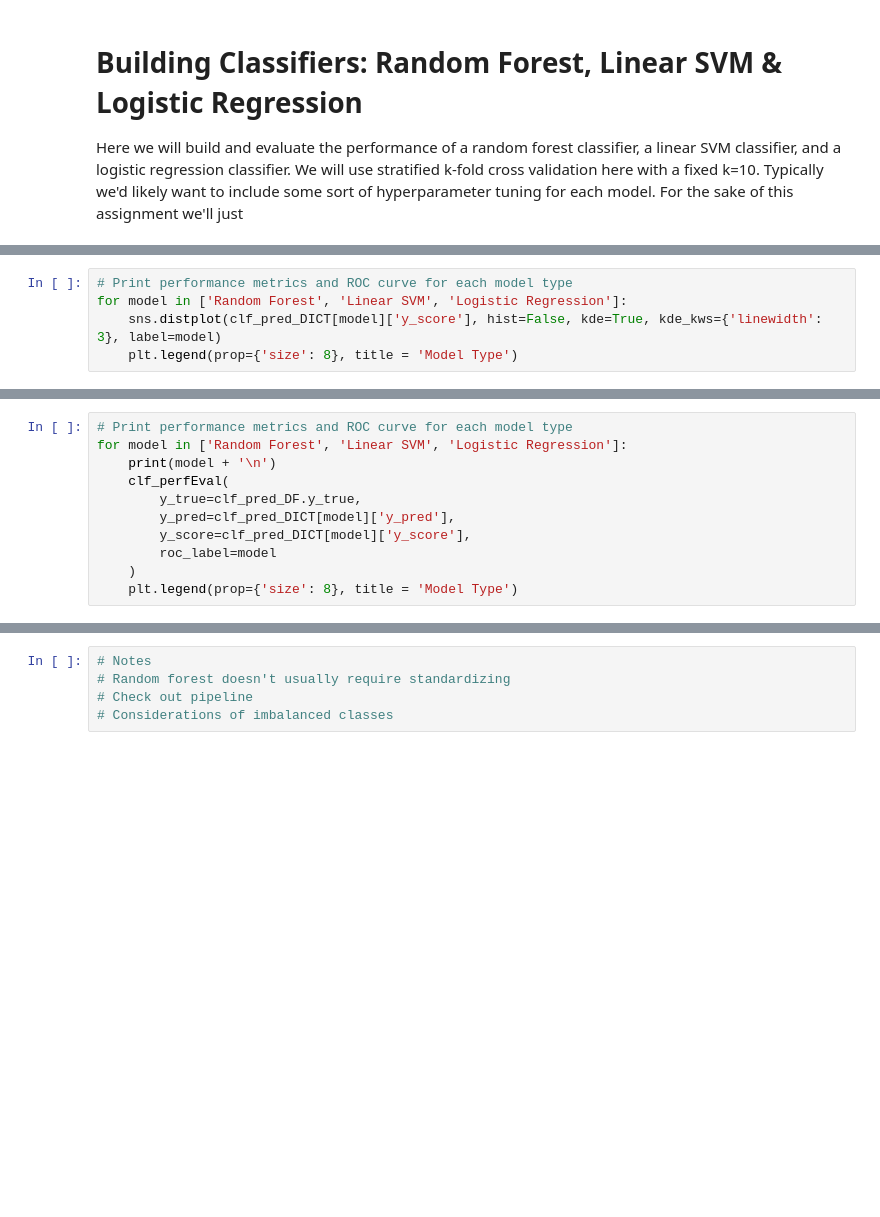
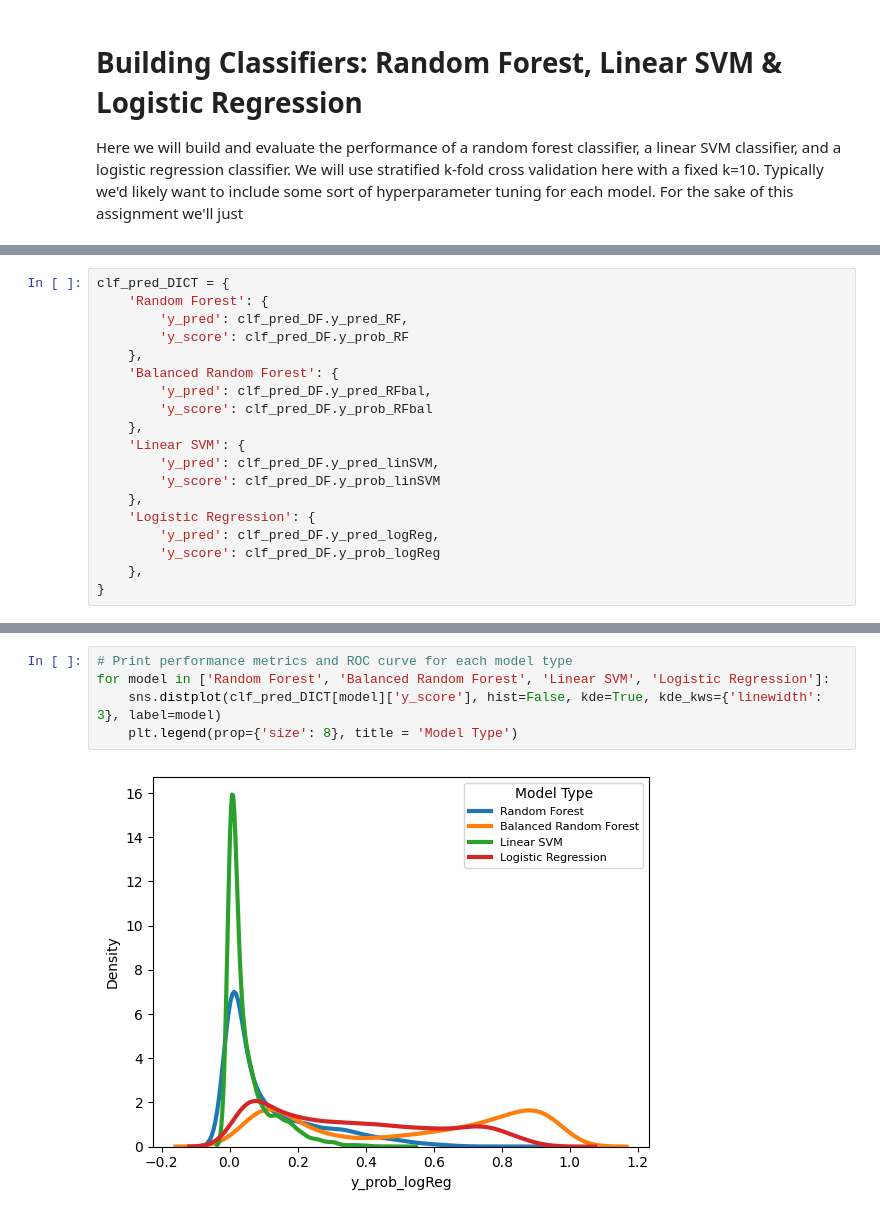
Before and after one commit to BrentonGraham/biomedical-ml-anschutz, a Jupyter notebook: 4. Classification & Model Selection/Classification&ModelSelection.ipynb, the cells around one changed output, grey strips where cells are left out. Saved outputs shown, nothing was run; the diff lists cells and outputs as text; blank space fills up the shorter version.

```diff
--- a/4. Classification & Model Selection/Classification&ModelSelection.ipynb
+++ b/4. Classification & Model Selection/Classification&ModelSelection.ipynb
@@ -484,3 +617,22 @@ clf_pred_DICT = {
+# %%
+clf_pred_DICT = {
+    'Random Forest': {
+        'y_pred': clf_pred_DF.y_pred_RF,
+        'y_score': clf_pred_DF.y_prob_RF
+    },
+    'Balanced Random Forest': {
+        'y_pred': clf_pred_DF.y_pred_RFbal,
+        'y_score': clf_pred_DF.y_prob_RFbal
+    },
+    'Linear SVM': {
+        'y_pred': clf_pred_DF.y_pred_linSVM,
+        'y_score': clf_pred_DF.y_prob_linSVM
+    },
+    'Logistic Regression': {
+        'y_pred': clf_pred_DF.y_pred_logReg,
+        'y_score': clf_pred_DF.y_prob_logReg
+    },
+}
 # %%
 print("Actual values:\n")
 print(clf_pred_DF['y_true'].value_counts())
@@ -513,6 +668 @@ Name: y_pred_RF, dtype: int64
 Name: y_pred_logReg, dtype: int64
-# %%
-# Print performance metrics and ROC curve for each model type
-for model in ['Random Forest', 'Linear SVM', 'Logistic Regression']:
-    sns.distplot(clf_pred_DICT[model]['y_score'], hist=False, kde=True, kde_kws={'linewidth': 3}, label=model)
-    plt.legend(prop={'size': 8}, title = 'Model Type')
@@ -521,11 +668,0 @@ for model in ['Random Forest', 'Linear SVM', 'Logistic Regression']:
-# %%
-# Print performance metrics and ROC curve for each model type
-for model in ['Random Forest', 'Linear SVM', 'Logistic Regression']:
-    print(model + '\n')
-    clf_perfEval(
-        y_true=clf_pred_DF.y_true,
-        y_pred=clf_pred_DICT[model]['y_pred'],
-        y_score=clf_pred_DICT[model]['y_score'],
-        roc_label=model
-    )
-    plt.legend(prop={'size': 8}, title = 'Model Type')
@@ -551,5 +669,7 @@ weighted avg       0.94      0.74      0.81      4981
-# %%
-# Notes
-# Random forest doesn't usually require standardizing
-# Check out pipeline
-# Considerations of imbalanced classes
+# %%
+# Print performance metrics and ROC curve for each model type
+for model in ['Random Forest', 'Balanced Random Forest', 'Linear SVM', 'Logistic Regression']:
+    sns.distplot(clf_pred_DICT[model]['y_score'], hist=False, kde=True, kde_kws={'linewidth': 3}, label=model)
+    plt.legend(prop={'size': 8}, title = 'Model Type')
+# %% [output]
+[figure, added]
```
Also changed, not shown: parts of 25 cells of this notebook.
